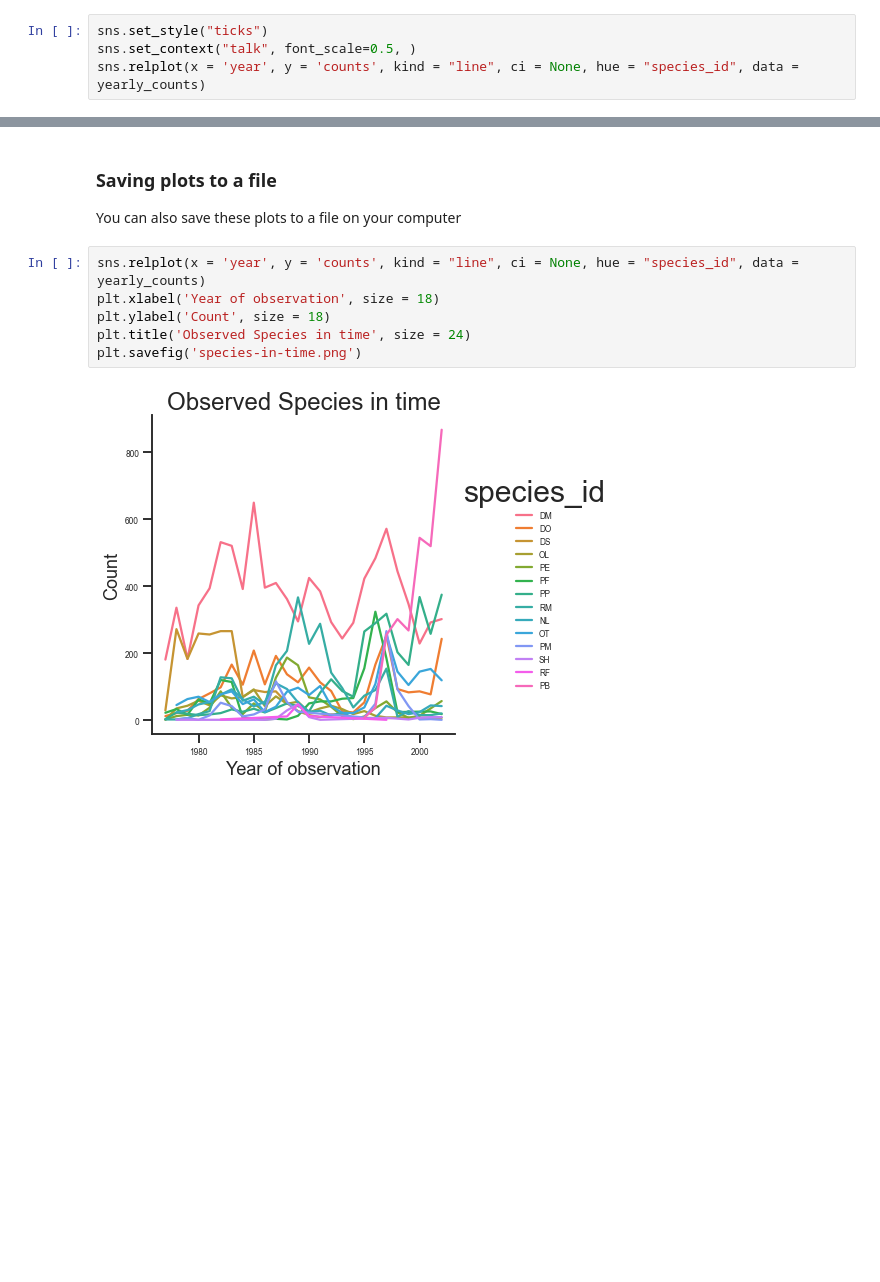
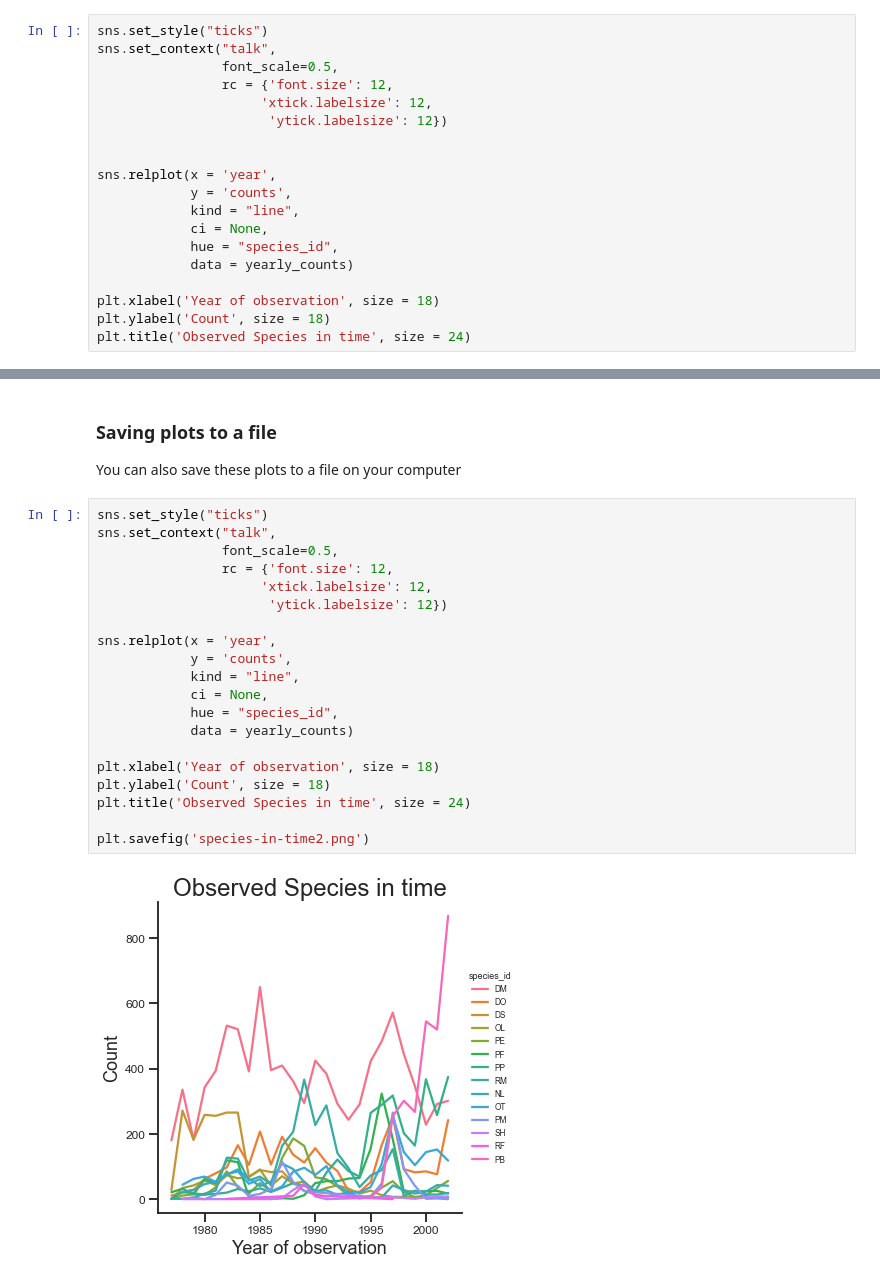
Before and after one commit to maglet/python-plotting-seaborn, a Jupyter notebook: python-plotting.ipynb, the cells around one changed output, grey strips where cells are left out. Drawn from its saved outputs; the diff is of its cells as text; blank space fills up the shorter version.

```diff
--- a/python-plotting.ipynb
+++ b/python-plotting.ipynb
@@ -506,4 +595,19 @@ sns.relplot(x = 'year', y = 'counts', kind = "line", ci = None, hue = "species_i
 # %%
 sns.set_style("ticks")
-sns.set_context("talk", font_scale=0.5, )
-sns.relplot(x = 'year', y = 'counts', kind = "line", ci = None, hue = "species_id", data = yearly_counts)
+sns.set_context("talk",
+                font_scale=0.5,
+                rc = {'font.size': 12,
+                     'xtick.labelsize': 12,
+                      'ytick.labelsize': 12})
+
+
+sns.relplot(x = 'year',
+            y = 'counts',
+            kind = "line",
+            ci = None,
+            hue = "species_id",
+            data = yearly_counts)
+
+plt.xlabel('Year of observation', size = 18)
+plt.ylabel('Count', size = 18)
+plt.title('Observed Species in time', size = 24)
@@ -534,10 +619,24 @@ Text(0.5, 1.0, 'Observed Species in time')
 
 You can also save these plots to a file on your computer
 # %%
-sns.relplot(x = 'year', y = 'counts', kind = "line", ci = None, hue = "species_id", data = yearly_counts)
+sns.set_style("ticks")
+sns.set_context("talk",
+                font_scale=0.5,
+                rc = {'font.size': 12,
+                     'xtick.labelsize': 12,
+                      'ytick.labelsize': 12})
+
+sns.relplot(x = 'year',
+            y = 'counts',
+            kind = "line",
+            ci = None,
+            hue = "species_id",
+            data = yearly_counts)
+
 plt.xlabel('Year of observation', size = 18)
 plt.ylabel('Count', size = 18)
 plt.title('Observed Species in time', size = 24)
-plt.savefig('species-in-time.png')
+
+plt.savefig('species-in-time2.png')
 # %% [output]
-[figure, old version]
+[figure, new version]
```
Also changed, not shown: parts of 43 cells of this notebook, 2 other files.
